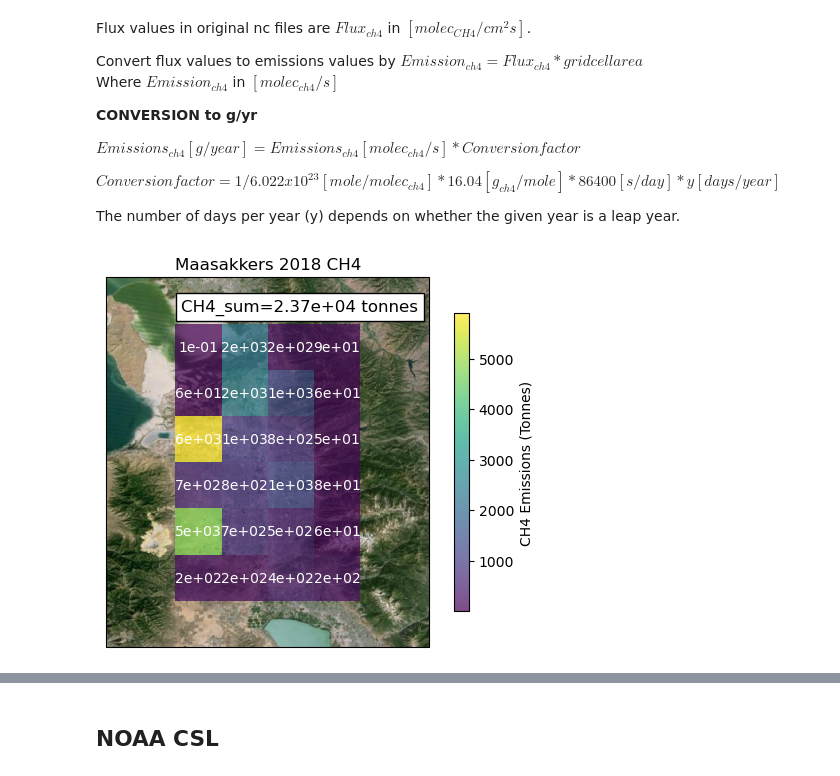
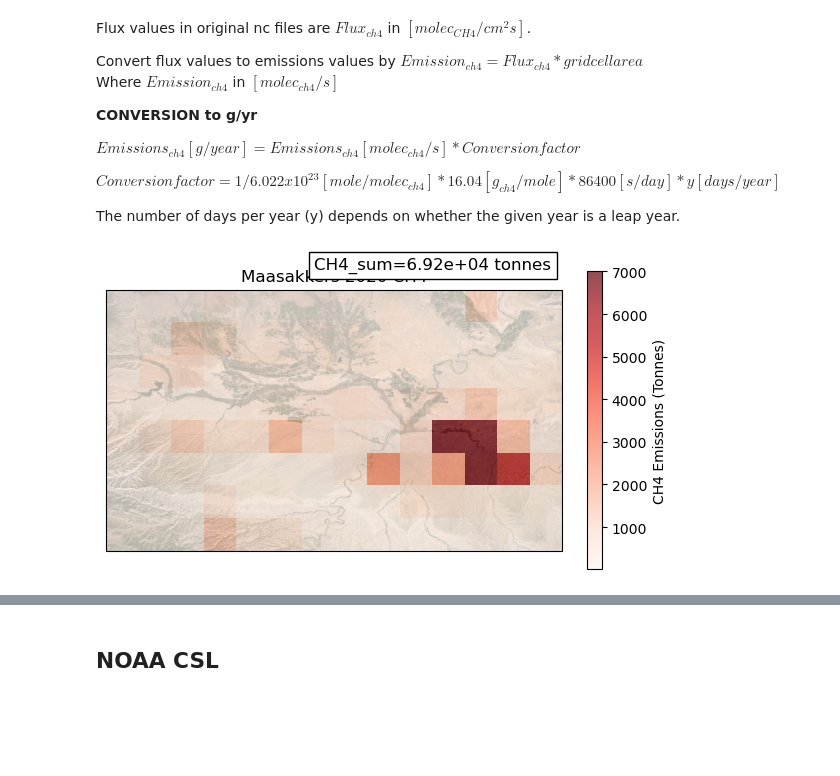
Before and after one commit to agmeyer4/Atmos_Column, a Jupyter notebook: atmos_column/ipynbs/inventories.ipynb, the cells around one changed output, grey strips where cells are left out. Cells and saved outputs as stored; diff of their text form; code cells hidden in the pictures; blank space fills up the shorter version.

```diff
--- a/atmos_column/ipynbs/inventories.ipynb
+++ b/atmos_column/ipynbs/inventories.ipynb
@@ -41,19 +41,24 @@ warnings.filterwarnings("ignore")
 # %%
 #Define a function to trim an xarray dataset to an extent
 def trim_ds(ds,extent_dict):
-    sub_ds =  ds.sel(lat=slice(extent_dict['lat_low'],
-                               extent_dict['lat_high']),
-                     lon=slice(extent_dict['lon_low'],
-                               extent_dict['lon_high']))
+    sub_ds =  ds.sel(lat=slice(extent_dict['lat_min'],
+                               extent_dict['lat_max']),
+                     lon=slice(extent_dict['lon_min'],
+                               extent_dict['lon_max']))
     return sub_ds
 # %% [markdown]
 # Inventories
 # %%
 #Set the extent to which we want to clip the dataset
-dataset_extent = {'lon_low':-112.1,
-                  'lon_high':-111.7,
-                  'lat_low':40.4,
-                  'lat_high':41.0}
+# dataset_extent = {'lon_low':-112.1,
+#                   'lon_high':-111.7,
+#                   'lat_low':40.4,
+#                   'lat_high':41.0} #SLC
+
+dataset_extent = {'lon_min':-110.6,
+                  'lon_max':-109.201,
+                  'lat_min':39.7,
+                  'lat_max':40.5} #uinta
 # %% [markdown]
 ## EDGAR
 # %%
@@ -192,7 +197,7 @@ def load_epa_nc(path,year):
 # %%
 #Load the Maasakkers data
 epa_path = '/uufs/chpc.utah.edu/common/home/lin-group15/agm/inventories/Maasakkers'
-year = 2018
+year = 2020
 
 epa_full = load_epa_nc(epa_path,year)
 epa_subset = trim_ds(epa_full,dataset_extent).sum(dim="time",keep_attrs = True)
@@ -214,31 +219,29 @@ epa_subset['emissions'].attrs['units'] = 'Tonnes'
 # %%
 labsize = 12
 proj = ccrs.PlateCarree()
 fig = plt.figure()
 ax = plt.axes(projection = proj)
-map_extent={'lon_low':-112.25,
-            'lon_high':-111.55,
-            'lat_low':40.3,
-            'lat_high':41.1}
-ax.set_extent([map_extent['lon_low'],map_extent['lon_high'],map_extent['lat_low'],map_extent['lat_high']],crs=proj)
+map_extent=dataset_extent #uinta
+
+ax.set_extent([map_extent['lon_min'],map_extent['lon_max'],map_extent['lat_min'],map_extent['lat_max']],crs=proj)
 request = cimgt.GoogleTiles(style='satellite')
 scale = 10.0 # prob have to adjust this
 ax.add_image(request,int(scale))
 
-map = epa_subset['emissions'].plot.pcolormesh('lon','lat',ax = ax,alpha=0.7,cmap='viridis',add_colorbar=False)
+map = epa_subset['emissions'].plot.pcolormesh('lon','lat',ax = ax,alpha=0.7,cmap='Reds',vmax=7000,add_colorbar=False)
 plt.colorbar(map,fraction=0.03,label = f'CH4 Emissions (Tonnes)')
-for lat in epa_subset['emissions'].lat.values:
-    for lon in epa_subset['emissions'].lon.values:
-        value = epa_subset['emissions'].sel(lat=lat,lon=lon).values
-        if value != value:
-            continue
-        plt.text(lon,lat,f'{value:.0e}',color='white',ha='center',va='center')
+# for lat in epa_subset['emissions'].lat.values:
+#     for lon in epa_subset['emissions'].lon.values:
+#         value = epa_subset['emissions'].sel(lat=lat,lon=lon).values
+#         if value != value:
+#             continue
+#         plt.text(lon,lat,f'{value:.0e}',color='white',ha='center',va='center')
 tot_emissions_ch4_tonne = epa_subset['emissions'].sum()
 text = f'CH4_sum={tot_emissions_ch4_tonne:.2e} tonnes'
 t1 = fig.text(0.45,0.81,text,fontsize = labsize)
 t1.set_bbox(dict(facecolor = 'white'))
 
 plt.title(f"Maasakkers {year} CH4")
 plt.show()
 # %% [output]
-[figure, old version]
+[figure, new version]
```
Also changed, not shown: parts of 1 cell of this notebook.
